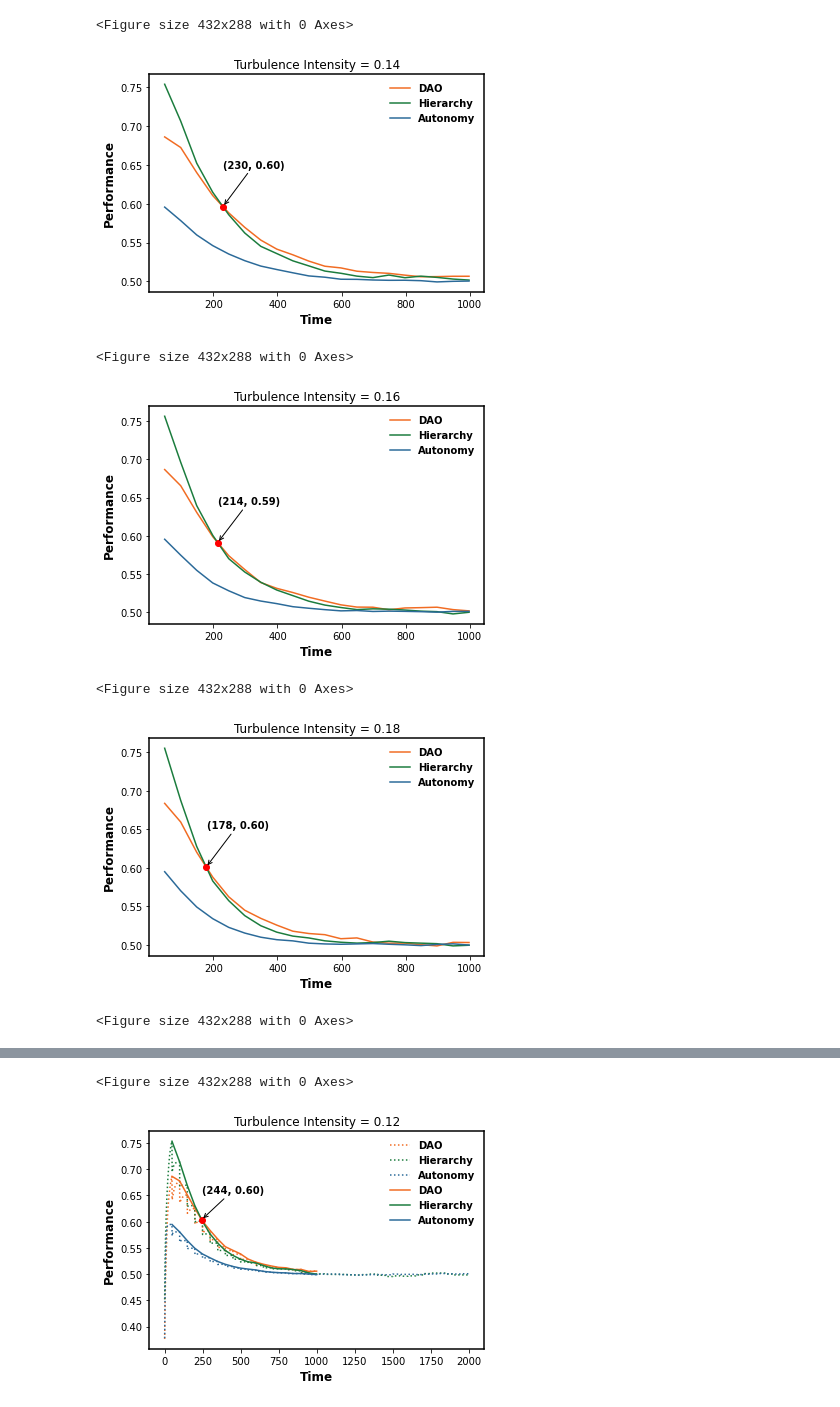
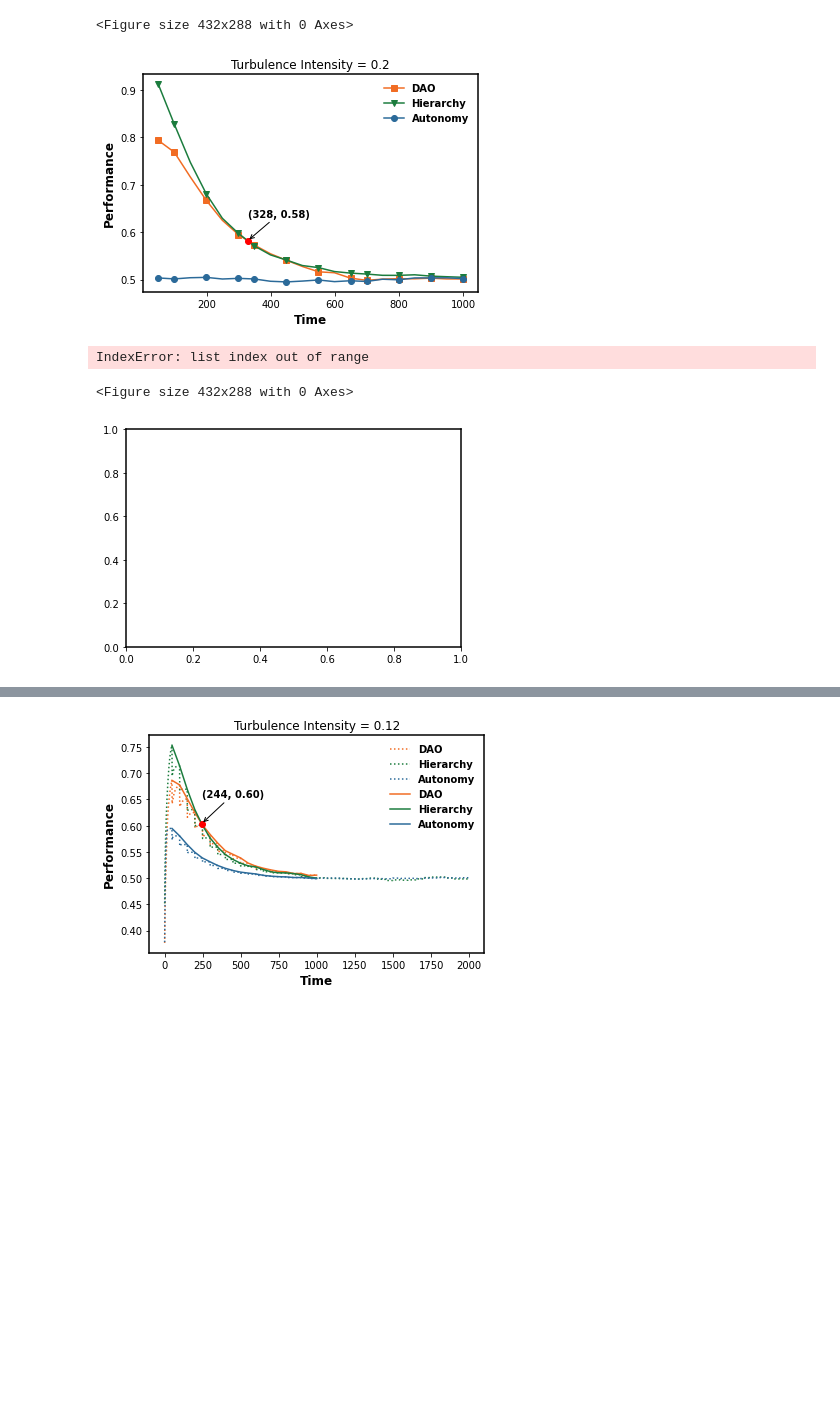
Before and after one commit to GrandJune/DAOs, a Jupyter notebook: V4/Turbulence/TurbulenceRate/Evaluator.ipynb, the cells around one changed output, grey strips where cells are left out. Drawn from its saved outputs; the diff is of its cells as text; code cells hidden in the pictures; blank space fills up the shorter version.

```diff
--- a/V4/Turbulence/TurbulenceRate/Evaluator.ipynb
+++ b/V4/Turbulence/TurbulenceRate/Evaluator.ipynb
@@ -5,7 +5,7 @@ import numpy as np
 import math
 legend_properties = {'weight':'bold'}
 # %%
-data_folder = r"E:\data\dao-0310-23\V4_4\TurbulenceRate"
+data_folder = r"E:\data\dao-0310-23\V4_4\TurbulenceRate_3"
 dao_performance_file = data_folder + r"\dao_performance_across_turbulence"
 hierarchy_performance_file = data_folder + r"\hierarchy_performance_across_turbulence"
 autonomy_performance_file = data_folder + r"\autonomy_performance_across_turbulence"
@@ -83,7 +83,7 @@ morandi_purple = "#B08BEB"
 shallow_grey = "#D3D4D3"
 deep_grey = "#A6ABB6"
 # %%
-turbulence_rate_list = [0.10, 0.12, 0.14, 0.16, 0.18, 0.20]
+turbulence_rate_list = [0.16, 0.18, 0.20]
 for curve_index in [1, 2, 3, 4, 5]: # the data begins with 0.10, so skip the first one
     period = 50
     # x = range(len(dao_original_performance[curve_index]))
@@ -101,9 +101,13 @@ for curve_index in [1, 2, 3, 4, 5]: # the data begins with 0.10, so skip the fir
     grey_hierarchy_performance = [each for index, each in enumerate(hierarchy_original_performance[curve_index]) if index in periods]
     grey_autonomy_performance = [each for index, each in enumerate(autonomy_original_performance[curve_index]) if index in periods]
     # print(grey_autonomy_performance)
-    plt.plot(periods, grey_dao_performance, '-', color=nature_orange, label="DAO")
-    plt.plot(periods, grey_hierarchy_performance, '-', color=nature_green, label="Hierarchy")
-    plt.plot(periods, grey_autonomy_performance, '-', color=nature_blue, label="Autonomy")
+    # Define the number of markers you want (e.g., 5)
+    num_markers = 12
+    # Calculate indices for marker positions
+    marker_positions = np.linspace(0, len(periods) - 1, num=num_markers, dtype=int)
+    plt.plot(periods, grey_dao_performance, '-s', color=nature_orange, label="DAO", markevery=marker_positions)
+    plt.plot(periods, grey_hierarchy_performance, '-v', color=nature_green, label="Hierarchy", markevery=marker_positions)
+    plt.plot(periods, grey_autonomy_performance, '-o', color=nature_blue, label="Autonomy", markevery=marker_positions)
 
     plt.xlabel('Time', fontweight='bold', fontsize=12)
     plt.ylabel('Performance', fontweight='bold', fontsize=12)
@@ -164,7 +168,5 @@ for curve_index in [1, 2, 3, 4, 5]: # the data begins with 0.10, so skip the fir
 <Figure size 432x288 with 0 Axes>
-[figure, old version]
+[figure, new version]
-<Figure size 432x288 with 0 Axes>
+IndexError: list index out of range
+<Figure size 432x288 with 0 Axes>
-[figure, old version]
+[figure, new version]
-<Figure size 432x288 with 0 Axes>
-[figure, removed]
-<Figure size 432x288 with 0 Axes>
@@ -172,4 +173,3 @@ for curve_index in [1, 2, 3, 4, 5]: # the data begins with 0.10, so skip the fir
-<Figure size 432x288 with 0 Axes>
 # %%
 turbulence_rate_list = [0.10, 0.12, 0.14, 0.16, 0.18, 0.20]
 for curve_index in [1, 2, 3, 4, 5]: # the data begins with 0.10, so skip the first one
```
Also changed, not shown: parts of 1 cell of this notebook, 39 other files.
